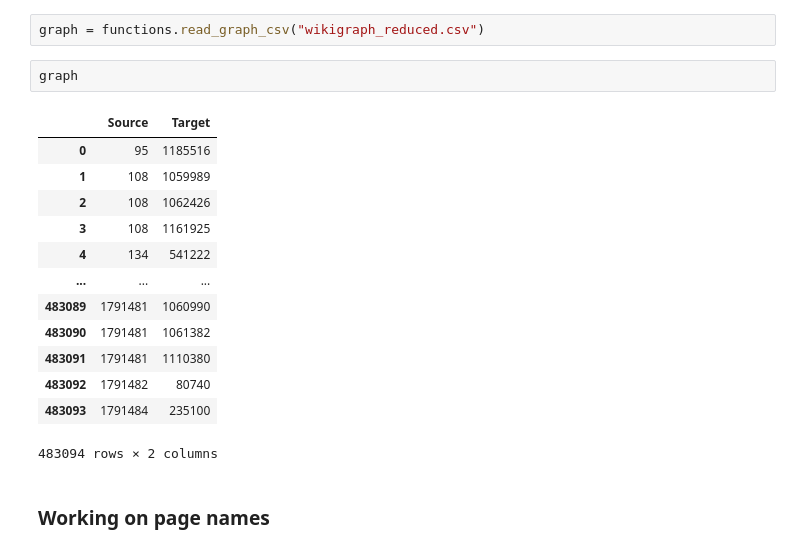
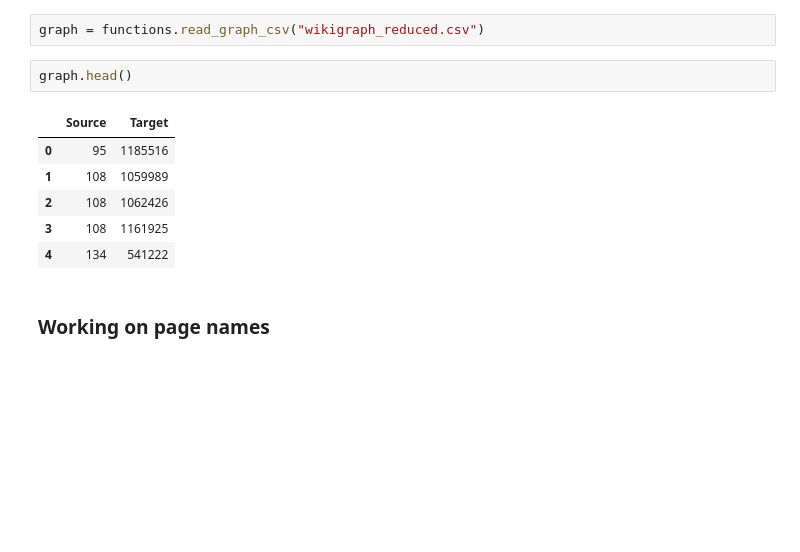
Before and after one commit to AntonioZappia/ADM-HW5, a Jupyter notebook: main.ipynb, the cells around one changed output. Cells and saved outputs as stored; diff of their text form; blank space fills up the shorter version.

```diff
--- a/main.ipynb
+++ b/main.ipynb
@@ -17,21 +17,14 @@ We imported the reduced csv file containing for each single edge in the graph th
 # %%
 graph = functions.read_graph_csv("wikigraph_reduced.csv")
 # %%
-graph
+graph.head()
 # %% [output]
 |  | Source | Target |
 | 0 | 95 | 1185516 |
 | 1 | 108 | 1059989 |
 | 2 | 108 | 1062426 |
 | 3 | 108 | 1161925 |
 | 4 | 134 | 541222 |
-| ... | ... | ... |
-| 483089 | 1791481 | 1060990 |
-| 483090 | 1791481 | 1061382 |
-| 483091 | 1791481 | 1110380 |
-| 483092 | 1791482 | 80740 |
-| 483093 | 1791484 | 235100 |
-483094 rows × 2 columns
 # %% [markdown]
 ### Working on page names
 # %% [markdown]
```
Also changed, not shown: parts of 17 cells of this notebook, 1 other file.
